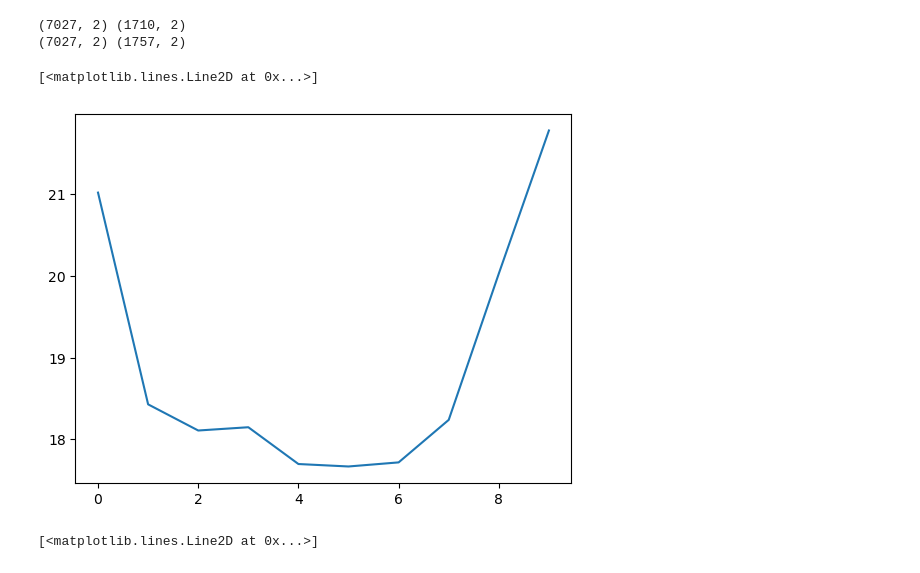
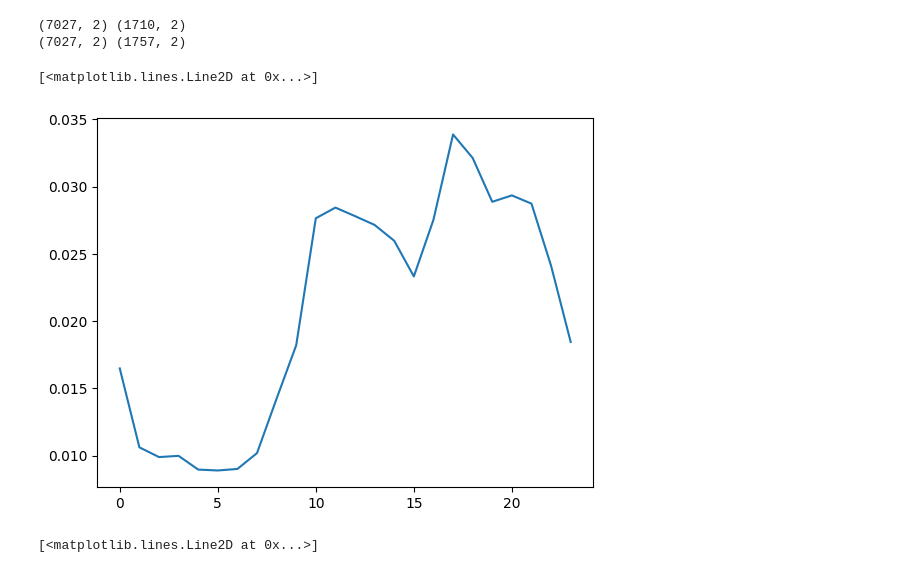
Before and after one commit to vujjiniashrith/ESS-profit-maximaization-using-deep-Reinforcemetn-Learning, a Jupyter notebook: DQN_openai_gym.ipynb, the cells around one changed output. Saved outputs shown, nothing was run; the diff lists cells and outputs as text; code cells hidden in the pictures.

```diff
--- a/DQN_openai_gym.ipynb
+++ b/DQN_openai_gym.ipynb
@@ -36,0 +55,3 @@ data_elec.rename(columns={'system_energy_price_da':'price'},inplace = True)
+# %%
+scaler = MinMaxScaler()
+data_elec['price'] = scaler.fit_transform(data_elec[['price']])
@@ -75,10 +105,10 @@ print(train_cons.shape, test_cons.shape)
 (7027, 2) (1710, 2)
 (7027, 2) (1757, 2)
 # %%
-plt.plot(data_elec.price[:10])
+plt.plot(data_elec.price[:24])
 # %% [output]
 [<matplotlib.lines.Line2D at 0x...>]
-[figure, old version]
+[figure, new version]
 # %%
 plt.plot(data_cons.usage[0:100])
 # %% [output]
```
Also changed, not shown: parts of 28 cells of this notebook.
